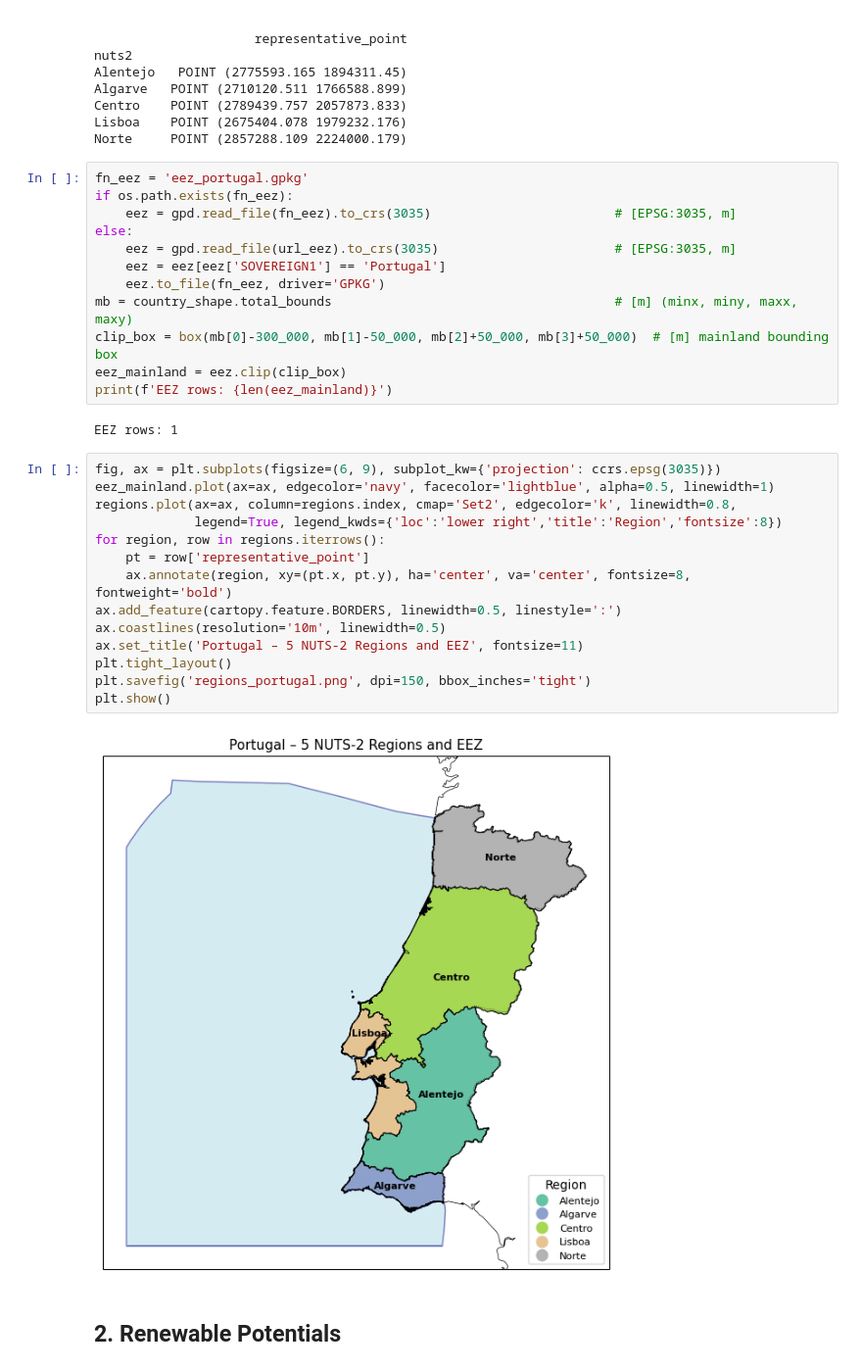
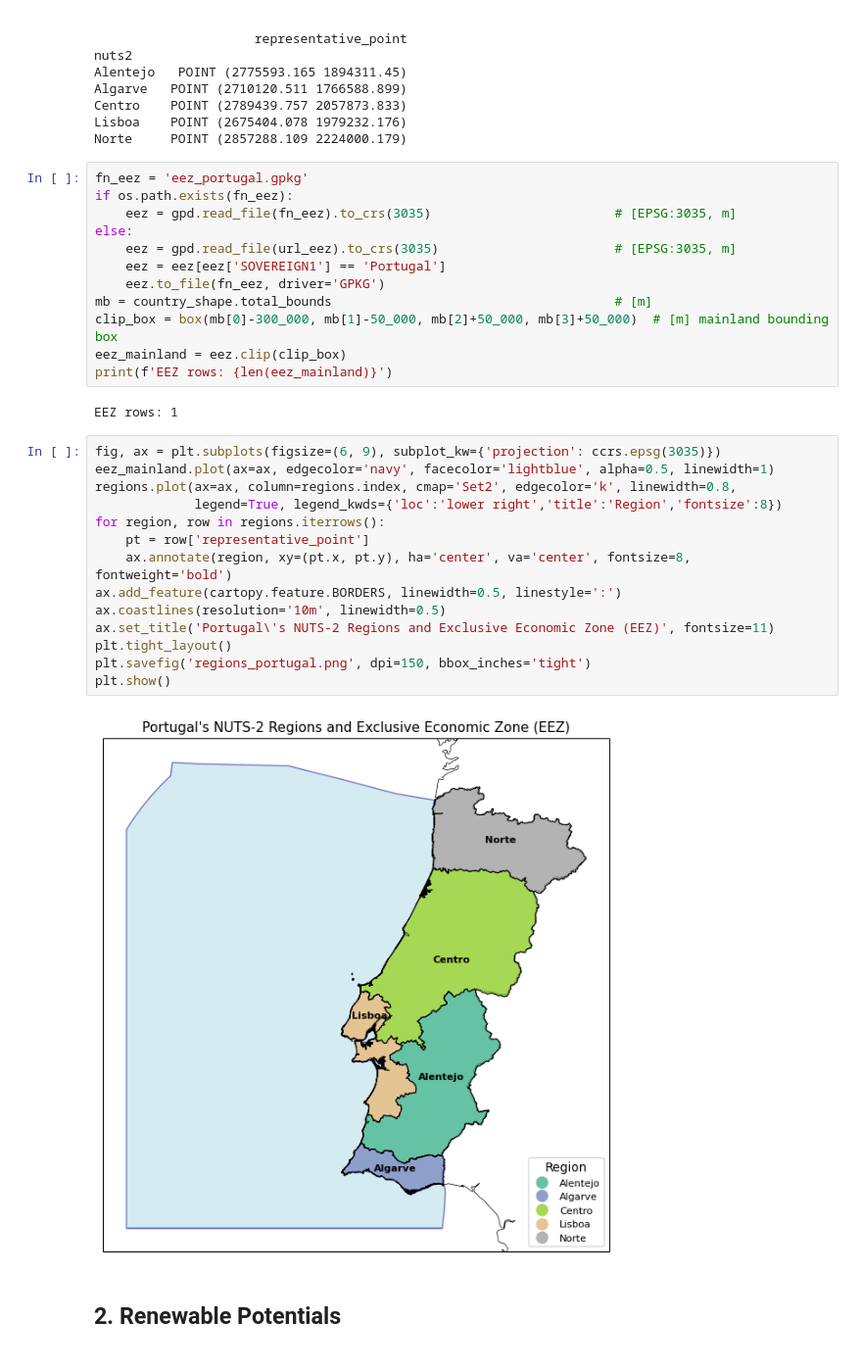
Before and after one commit to luigi2901/DataScienceEnergySystems, a Jupyter notebook: Valen/EAnalysis.ipynb, the cells around one changed output. Shown at 98% size. Cells and saved outputs as stored; diff of their text form.

Commit message:
Update EAnalysis: cleanup, unit comments, consistent plot titles

```diff
--- a/Valen/EAnalysis.ipynb
+++ b/Valen/EAnalysis.ipynb
@@ -76,7 +70,7 @@ else:
     eez = gpd.read_file(url_eez).to_crs(3035)                       # [EPSG:3035, m]
     eez = eez[eez['SOVEREIGN1'] == 'Portugal']
     eez.to_file(fn_eez, driver='GPKG')
-mb = country_shape.total_bounds                                     # [m] (minx, miny, maxx, maxy)
+mb = country_shape.total_bounds                                     # [m]
 clip_box = box(mb[0]-300_000, mb[1]-50_000, mb[2]+50_000, mb[3]+50_000)  # [m] mainland bounding box
 eez_mainland = eez.clip(clip_box)
 print(f'EEZ rows: {len(eez_mainland)}')
@@ -85,18 +79,18 @@ EEZ rows: 1
 # %%
 fig, ax = plt.subplots(figsize=(6, 9), subplot_kw={'projection': ccrs.epsg(3035)})
 eez_mainland.plot(ax=ax, edgecolor='navy', facecolor='lightblue', alpha=0.5, linewidth=1)
 regions.plot(ax=ax, column=regions.index, cmap='Set2', edgecolor='k', linewidth=0.8,
              legend=True, legend_kwds={'loc':'lower right','title':'Region','fontsize':8})
 for region, row in regions.iterrows():
     pt = row['representative_point']
     ax.annotate(region, xy=(pt.x, pt.y), ha='center', va='center', fontsize=8, fontweight='bold')
 ax.add_feature(cartopy.feature.BORDERS, linewidth=0.5, linestyle=':')
 ax.coastlines(resolution='10m', linewidth=0.5)
-ax.set_title('Portugal – 5 NUTS-2 Regions and EEZ', fontsize=11)
+ax.set_title('Portugal\'s NUTS-2 Regions and Exclusive Economic Zone (EEZ)', fontsize=11)
 plt.tight_layout()
 plt.savefig('regions_portugal.png', dpi=150, bbox_inches='tight')
 plt.show()
 # %% [output]
-[figure, old version]
+[figure, new version]
 # %% [markdown]
 ## 2. Renewable Potentials
```
Also changed, not shown: parts of 17 cells of this notebook.
